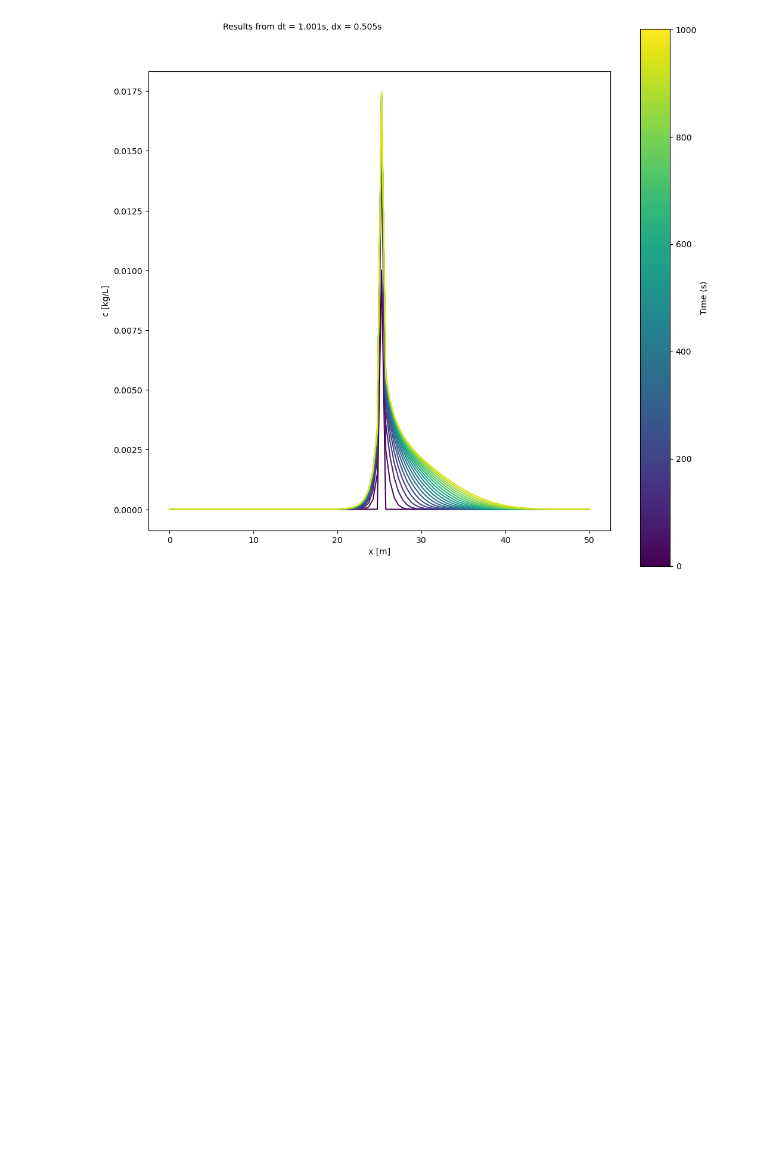
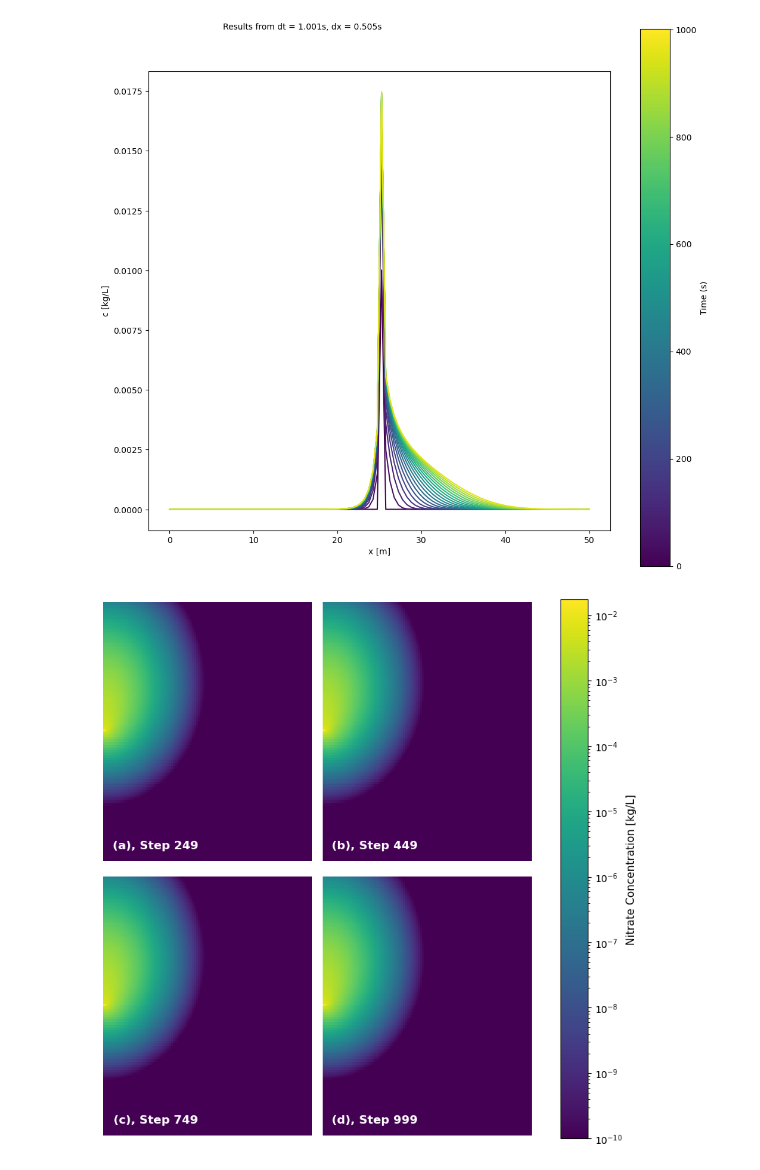
Before and after one commit to Haechan-Kimm/EOSC511-TheDeepThinkers, a Jupyter notebook: 2D code/Visulization_2D/Visulization.ipynb, the cells around one changed output. Drawn from its saved outputs; the diff is of its cells as text; code cells hidden in the pictures; blank space fills up the shorter version.

Commit message:
feat: 2D visulization

```diff
--- a/2D code/Visulization_2D/Visulization.ipynb
+++ b/2D code/Visulization_2D/Visulization.ipynb
@@ -66,3 +74,49 @@ cb1 = colorbar.ColorbarBase(ax_c, cmap=cmap, norm=cNorm_inseconds)
 cb1.set_label('Time (s)')
 # %% [output]
 [figure]
+# %%
+# Visulization
+
+import matplotlib.colors as mcolors
+
+# print(np.shape(c))
+# The size would be (100, 100, 1000)
+
+x = np.arange(100)
+y = np.arange(100)
+X1, Y1 = np.meshgrid(x, y)
+
+minval = np.min(c[:,:,:])
+maxval = np.max(c[:,:,:])
+
+# print(minval,maxval)
+
+cmap = cm.viridis
+norm = mcolors.LogNorm(vmin=1e-10, vmax=maxval)
+
+fig,axes = plt.subplots(2,2,figsize=(8,8))
+
+tt =[249,449,749,999]
+labels = ['(a)', '(b)', '(c)', '(d)']
+
+cc=c[:,:,t]
+# cc=cc.swapaxes(0,1)
+
+for ax in axes.flatten():
+    t=tt.pop(0)
+    label=labels.pop(0)
+    ax.axis('off')
+    im = ax.pcolormesh(X1, Y1, cc, cmap=cmap, norm=norm, shading='nearest')
+    label = label + ', Step %d' %t
+    ax.text(0.45, 0.05, label,  transform=ax.transAxes, color='white', fontsize=12, fontweight='bold', va='bottom', ha='right')
+
+
+plt.tight_layout()
+
+
+cbar = fig.colorbar(im, ax=axes)
+cbar.set_label('Nitrate Concentration [kg/L]', fontsize=11)
+
+plt.show()
+# %% [output]
+[figure, added]
```
Also changed, not shown: parts of 2 cells of this notebook.
